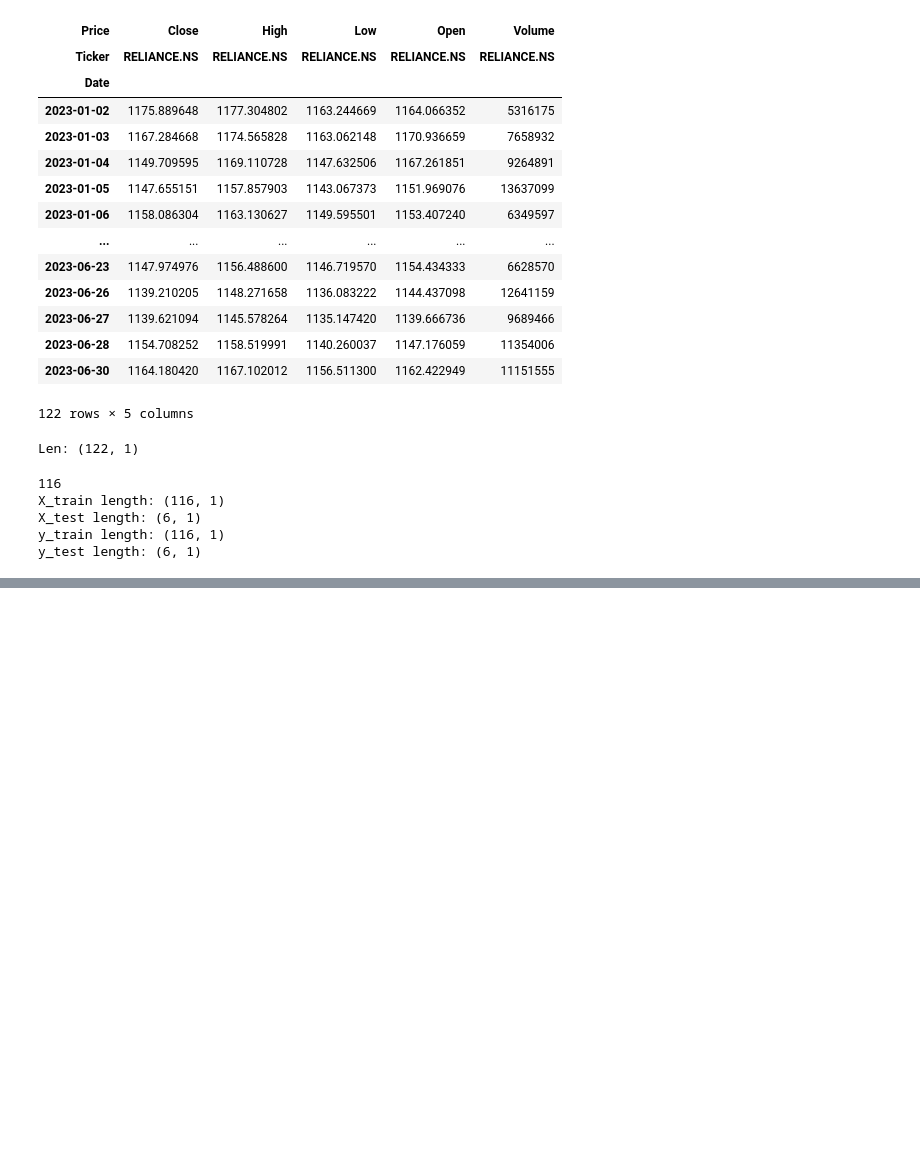
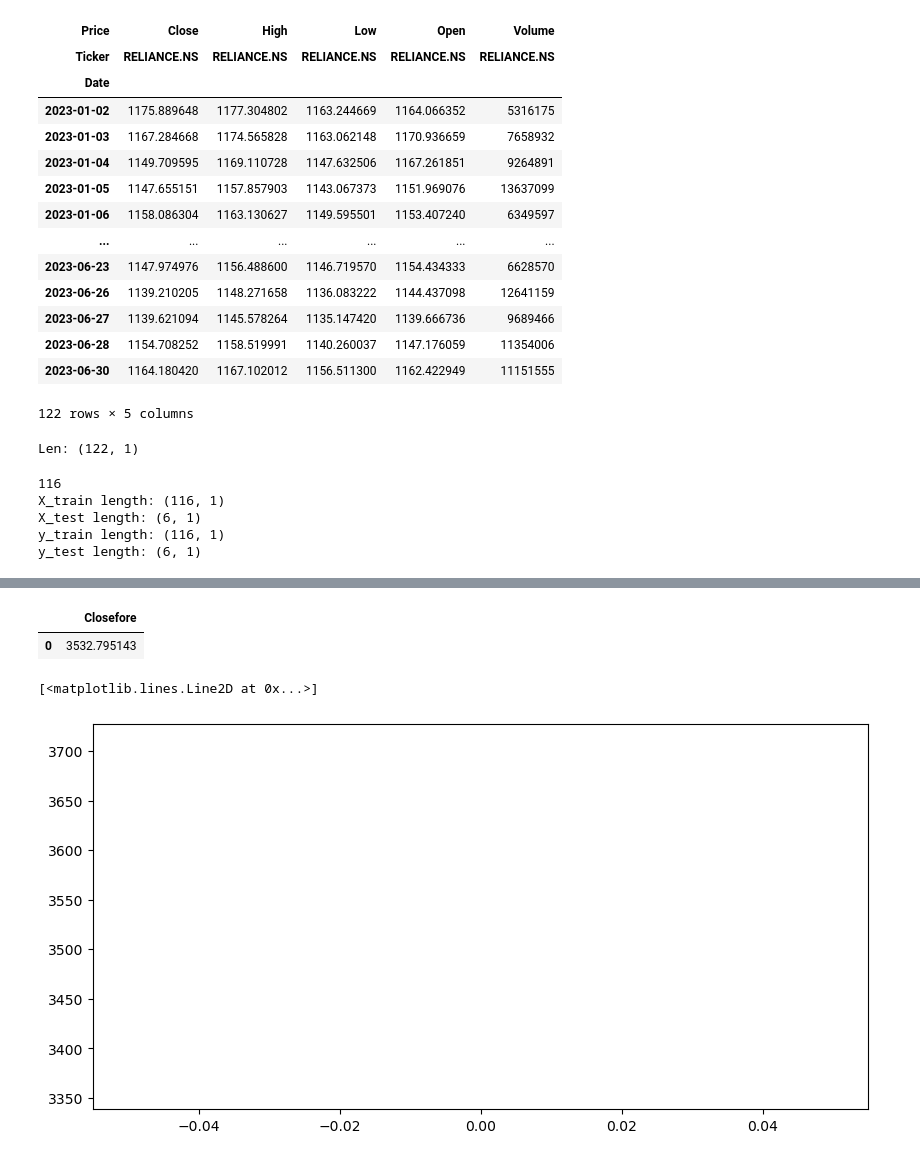
Before and after one commit to velaven/time-series, a Jupyter notebook: CloseMA NEW1.ipynb, the cells around one changed output, grey strips where cells are left out. Drawn from its saved outputs; the diff is of its cells as text; code cells hidden in the pictures; blank space fills up the shorter version.

```diff
--- a/CloseMA NEW1.ipynb
+++ b/CloseMA NEW1.ipynb
@@ -110,0 +173,5 @@ TypeError: deprecate_kwarg() missing 1 required positional argument: 'new_arg_na
+# %%
+forecast_stock_price_test_oriF
+# %% [output]
+|  | Closefore |
+| 0 | 3532.795143 |
@@ -110,0 +180,8 @@ TypeError: deprecate_kwarg() missing 1 required positional argument: 'new_arg_na
+# %%
+import matplotlib.pyplot as plt
+plt.figure(figsize=(10,5))
+plt.plot(actual_stock_price_test_oriA[116:145], color = 'blue', label="Actual")
+plt.plot(forecast_stock_price_test_oriF, color = 'red', label ="Predicted")
+# %% [output]
+[<matplotlib.lines.Line2D at 0x...>]
+[figure, added]
```
Also changed, not shown: parts of 14 cells of this notebook.
